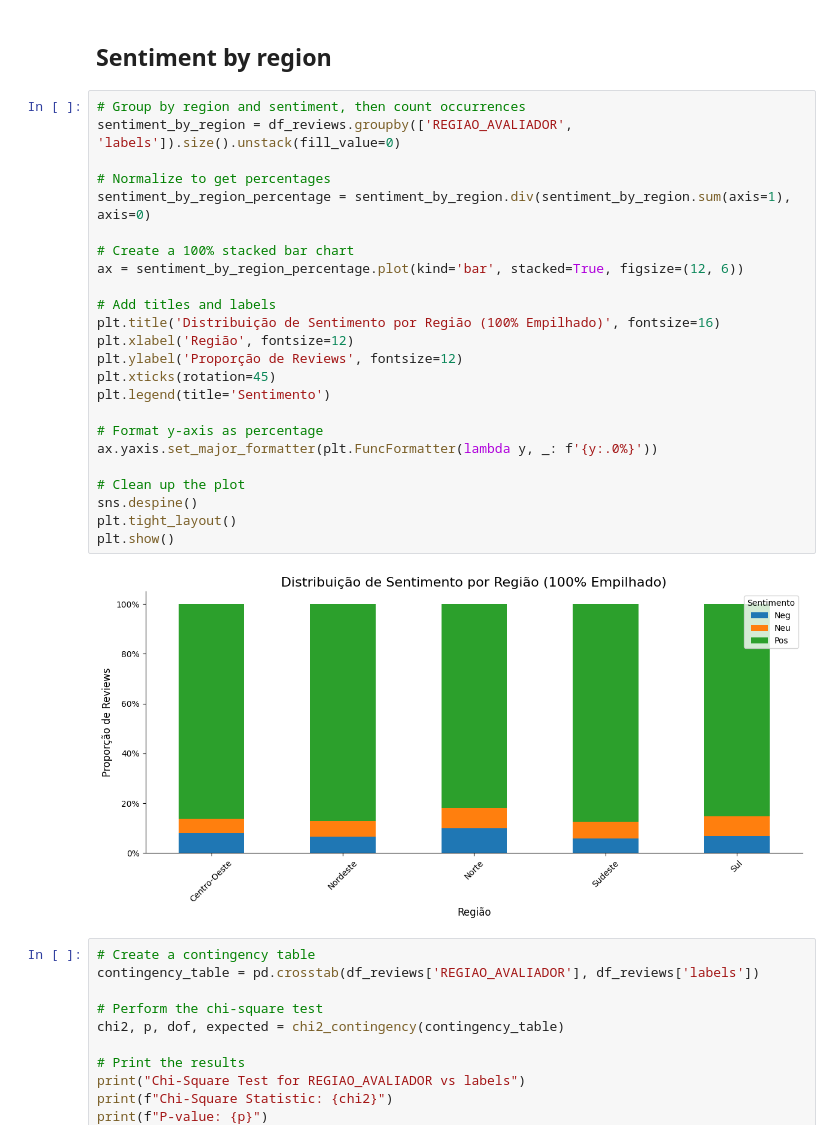
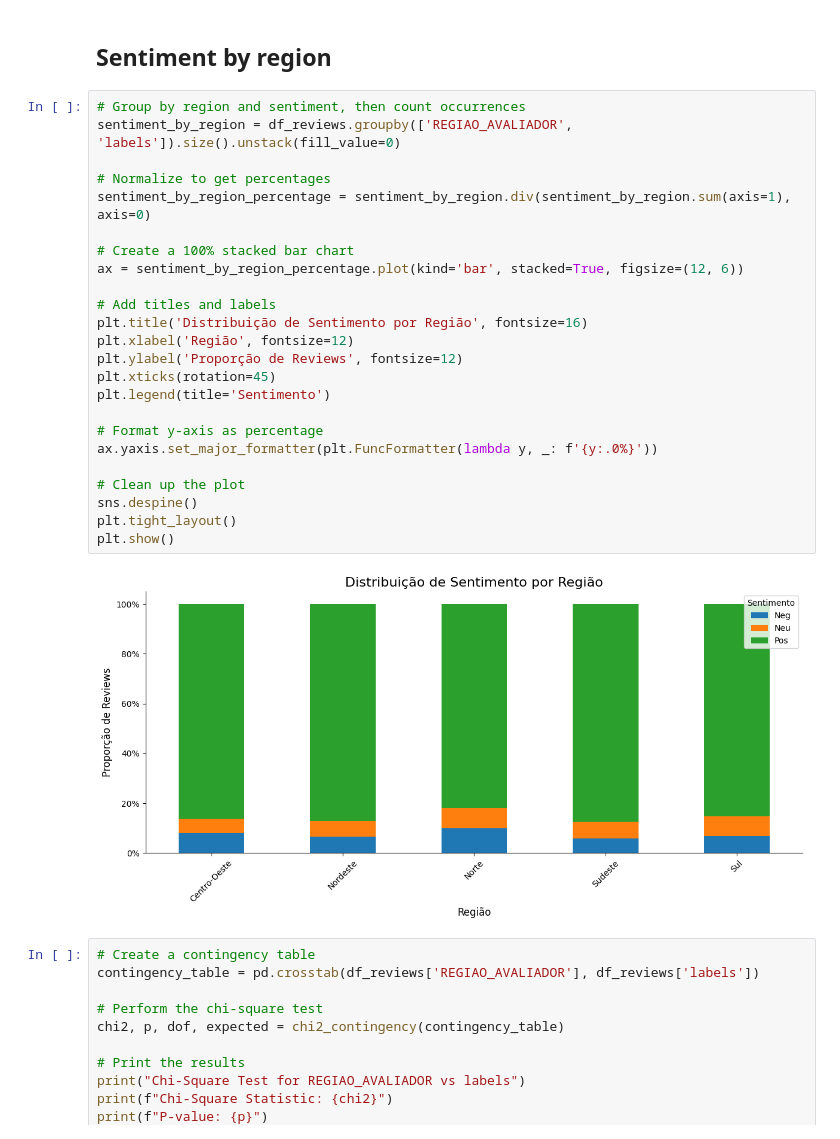
Before and after one commit to caio-olubini/Case---Especialista-de-Dados-Ecomm-, a Jupyter notebook: Parte 2 - Análise de Sentimento/Sentiment_Analysis_Products_Reviews_PT_BR.ipynb, the cells around one changed output. Drawn from its saved outputs; the diff is of its cells as text.

```diff
--- a/Parte 2 - Análise de Sentimento/Sentiment_Analysis_Products_Reviews_PT_BR.ipynb
+++ b/Parte 2 - Análise de Sentimento/Sentiment_Analysis_Products_Reviews_PT_BR.ipynb
@@ -1049,29 +1072,29 @@ plt.show()
 # %%
 # Group by region and sentiment, then count occurrences
 sentiment_by_region = df_reviews.groupby(['REGIAO_AVALIADOR', 'labels']).size().unstack(fill_value=0)
 
 # Normalize to get percentages
 sentiment_by_region_percentage = sentiment_by_region.div(sentiment_by_region.sum(axis=1), axis=0)
 
 # Create a 100% stacked bar chart
 ax = sentiment_by_region_percentage.plot(kind='bar', stacked=True, figsize=(12, 6))
 
 # Add titles and labels
-plt.title('Distribuição de Sentimento por Região (100% Empilhado)', fontsize=16)
+plt.title('Distribuição de Sentimento por Região', fontsize=16)
 plt.xlabel('Região', fontsize=12)
 plt.ylabel('Proporção de Reviews', fontsize=12)
 plt.xticks(rotation=45)
 plt.legend(title='Sentimento')
 
 # Format y-axis as percentage
 ax.yaxis.set_major_formatter(plt.FuncFormatter(lambda y, _: f'{y:.0%}'))
 
 # Clean up the plot
 sns.despine()
 plt.tight_layout()
 plt.show()
 # %% [output]
-[figure, old version]
+[figure, new version]
 # %%
 # Create a contingency table
 contingency_table = pd.crosstab(df_reviews['REGIAO_AVALIADOR'], df_reviews['labels'])
```
Also changed, not shown: parts of 18 cells of this notebook.
